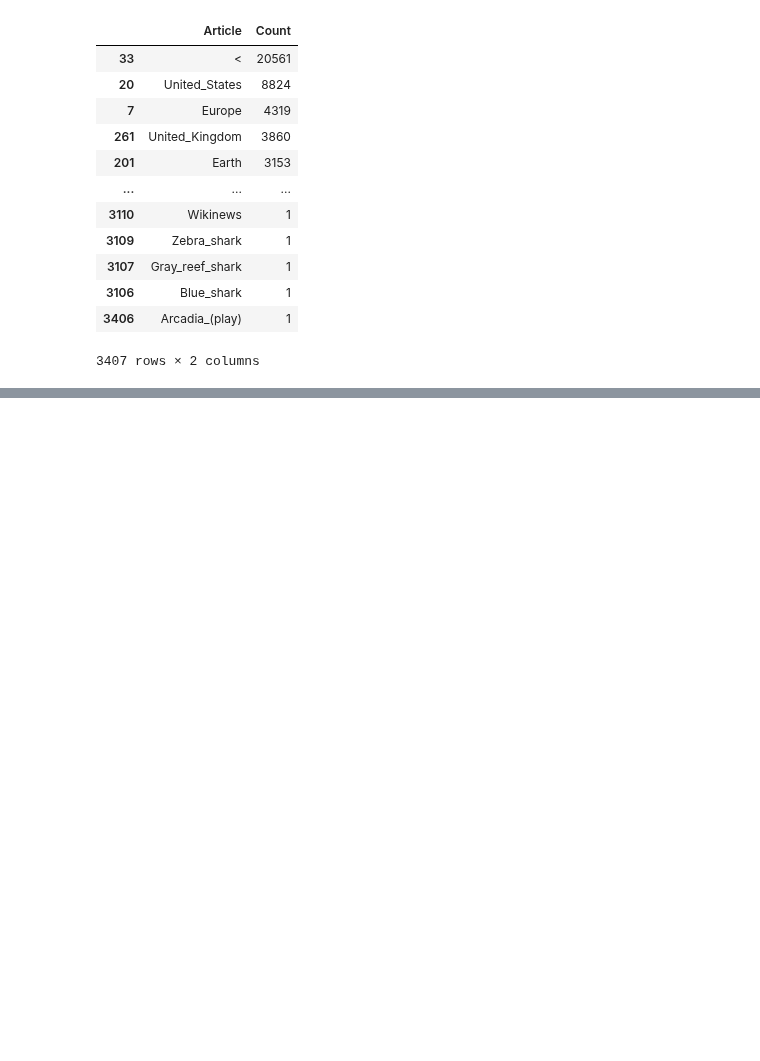
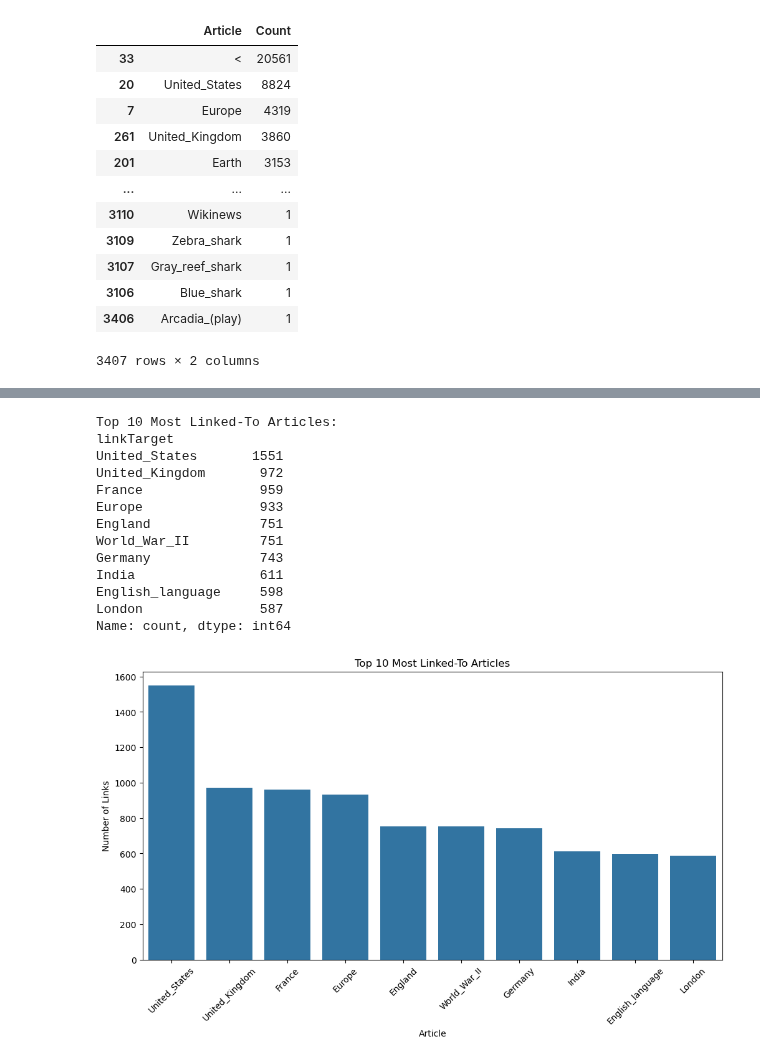
Before and after one commit to epfl-ada/ada-2024-project-adaholiks, a Jupyter notebook: data_to_dataframe_osc.ipynb, the cells around one changed output, grey strips where cells are left out. Cells and saved outputs as stored; diff of their text form; code cells hidden in the pictures; blank space fills up the shorter version.

```diff
--- a/data_to_dataframe_osc.ipynb
+++ b/data_to_dataframe_osc.ipynb
@@ -341,0 +412,37 @@ article_counts_df
+# %%
+# Flatten the list of all targets by concatenating all linktarget lists
+all_targets = article_dataframe['linkTarget'].explode()
+
+# Count the occurrences of each target article
+target_counts = all_targets.value_counts()
+
+# Display the top most linked-to articles (e.g., top 10 or top N)
+N = 10  # Number of top articles to display
+top_linked_articles = target_counts.head(N)
+
+print(f"Top {N} Most Linked-To Articles:")
+print(top_linked_articles)
+
+# Bar plot of the top most linked-to articles
+plt.figure(figsize=(12, 6))
+sns.barplot(x=top_linked_articles.index, y=top_linked_articles.values)
+plt.xticks(rotation=45)
+plt.title(f"Top {N} Most Linked-To Articles")
+plt.xlabel("Article")
+plt.ylabel("Number of Links")
+plt.show()
+# %% [output]
+Top 10 Most Linked-To Articles:
+linkTarget
+United_States       1551
+United_Kingdom       972
+France               959
+Europe               933
+England              751
+World_War_II         751
+Germany              743
+India                611
+English_language     598
+London               587
+Name: count, dtype: int64
+[figure, added]
```
Also changed, not shown: parts of 12 cells of this notebook, 1 other file.
